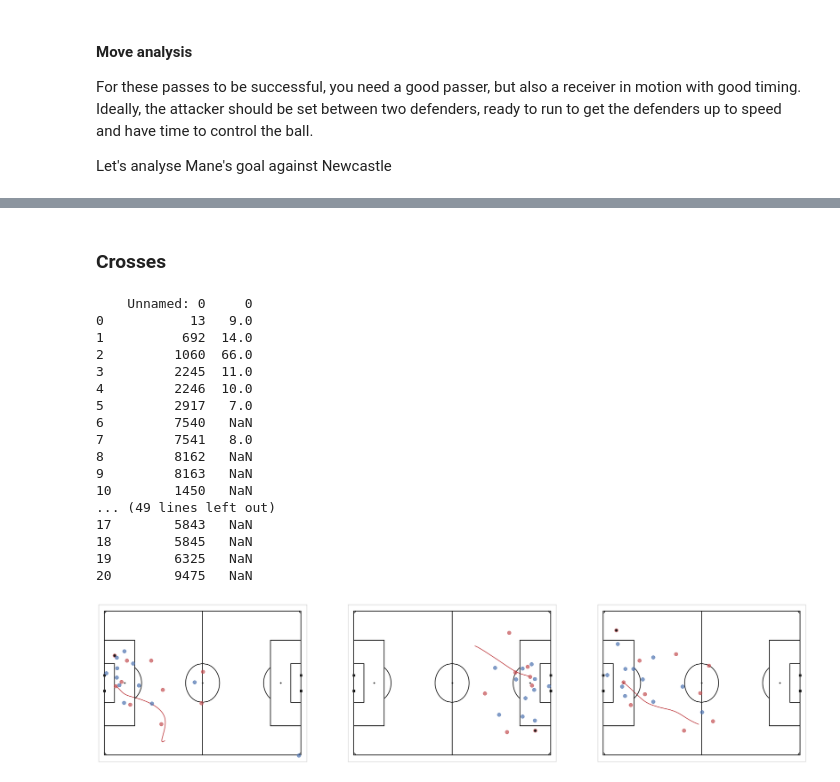
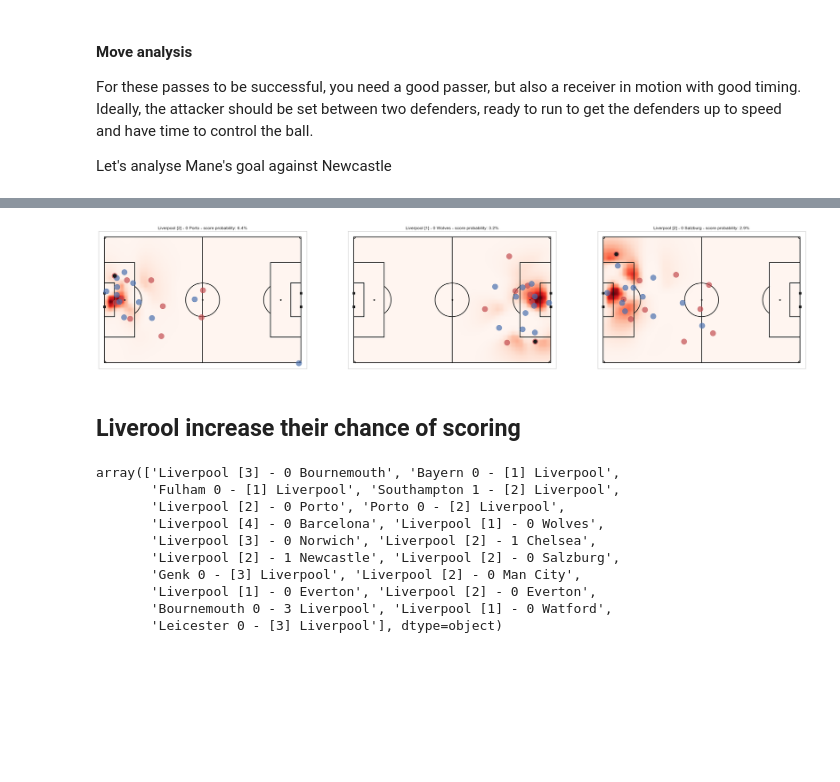
Before and after one commit to Gabsrol/liverpool_analytics_challenge, a Jupyter notebook: liverpool_goals_analysis.ipynb, the cells around one changed output, grey strips where cells are left out. Cells and saved outputs as stored; diff of their text form; code cells hidden in the pictures; blank space fills up the shorter version.

Commit message:
add scoring opportunities before goal

```diff
--- a/liverpool_goals_analysis.ipynb
+++ b/liverpool_goals_analysis.ipynb
@@ -320,54 +398,57 @@ importlib.reload(mviz)
-# %% [markdown]
-### Crosses
 # %%
+# cross plays list
 cross_plays=['Liverpool [2] - 0 Porto','Liverpool [1] - 0 Wolves','Liverpool [2] - 0 Salzburg']
-fig,ax=plt.subplots(1,3,figsize=(35,8))
+
+# creat subplots
+fig,ax=plt.subplots(1,3,figsize=(35,12))
+
+# scorers num
 scorers=['13','1776','12']
+scorers_names=['Firmino','Mane','Robertson']
+
 for k in range(3):
+
     play=cross_plays[k]
     tracking_home = plays_data[play]['tracking_home']
     tracking_away = plays_data[play]['tracking_away']
     events = plays_data[play]['events']
     tracking_home = mvel.calc_player_velocities(tracking_home,smoothing=True,filter_='moving_average')
     tracking_away = mvel.calc_player_velocities(tracking_away,smoothing=True,filter_='moving_average')
     off_ball = plays_data[play]['off_ball_scoring']
     players_num = plays_data[play]['players_num']
 
     #cross frame
     cross_frame=int(events.query('Type=="PASS"')['Start Frame'].max())
 
-    # plot scorer
-    x = tracking_home['Home_'+scorers[k]+'_x'].iloc[:cross_frame+1]
-    y = tracking_home['Home_'+scorers[k]+'_y'].iloc[:cross_frame+1]
-    ax[k].plot(x,y,'r',linewidth=2)
-
-    PPCF=off_ball[int(cross_frame/2)][1]
+    scoring_opportunity=off_ball[int(cross_frame/2)][1]
     play=cross_plays[k]
     mviz.plot_pitch(field_color='white',figax=(fig,ax[k]))
-    mviz.plot_frame(tracking_home.iloc[cross_frame],tracking_away.iloc[cross_frame],figax=(fig,ax[k]),annotate=False,include_player_velocities=False)
+    mviz.plot_frame(tracking_home.iloc[cross_frame],tracking_away.iloc[cross_frame],figax=(fig,ax[k]),annotate=False,include_player_velocities=False,PlayerMarkerSize=15)
     field_dimen = (106.,68.,)
     n_grid_cells_x = 50
     n_grid_cells_y = int(n_grid_cells_x*field_dimen[1]/field_dimen[0])
     xgrid = np.linspace( -field_dimen[0]/2., field_dimen[0]/2., n_grid_cells_x)
     ygrid = np.linspace( -field_dimen[1]/2., field_dimen[1]/2., n_grid_cells_y)
     cmap = 'Reds'#plt.cm.Reds
-    #im=ax[k].imshow(np.flipud(PPCF), extent=(np.amin(xgrid), np.amax(xgrid), np.amin(ygrid), np.amax(ygrid)),interpolation='hanning',vmin=0.0,cmap=cmap,alpha=0.5)
+
+    # annotate scoring chance
+    ax[k].set_title(play+' - '+'score probability: '+str(round(np.sum(scoring_opportunity),1))+'%')
+
+    im=ax[k].imshow(np.flipud(scoring_opportunity), extent=(np.amin(xgrid), np.amax(xgrid), np.amin(ygrid), np.amax(ygrid)),interpolation='hanning',vmin=0.0,cmap=cmap)
 # %% [output]
-    Unnamed: 0     0
-0           13   9.0
-1          692  14.0
-2         1060  66.0
-3         2245  11.0
-4         2246  10.0
-5         2917   7.0
-6         7540   NaN
-7         7541   8.0
-8         8162   NaN
-9         8163   NaN
-10        1450   NaN
-... (49 lines left out)
-17        5843   NaN
-18        5845   NaN
-19        6325   NaN
-20        9475   NaN
-[figure, old version]
+[figure, new version]
+# %% [markdown]
+## Liverool increase their chance of scoring
+# %%
+plays
+# %% [output]
+array(['Liverpool [3] - 0 Bournemouth', 'Bayern 0 - [1] Liverpool',
+       'Fulham 0 - [1] Liverpool', 'Southampton 1 - [2] Liverpool',
+       'Liverpool [2] - 0 Porto', 'Porto 0 - [2] Liverpool',
+       'Liverpool [4] - 0 Barcelona', 'Liverpool [1] - 0 Wolves',
+       'Liverpool [3] - 0 Norwich', 'Liverpool [2] - 1 Chelsea',
+       'Liverpool [2] - 1 Newcastle', 'Liverpool [2] - 0 Salzburg',
+       'Genk 0 - [3] Liverpool', 'Liverpool [2] - 0 Man City',
+       'Liverpool [1] - 0 Everton', 'Liverpool [2] - 0 Everton',
+       'Bournemouth 0 - 3 Liverpool', 'Liverpool [1] - 0 Watford',
+       'Leicester 0 - [3] Liverpool'], dtype=object)
```
Also changed, not shown: parts of 11 cells of this notebook.
